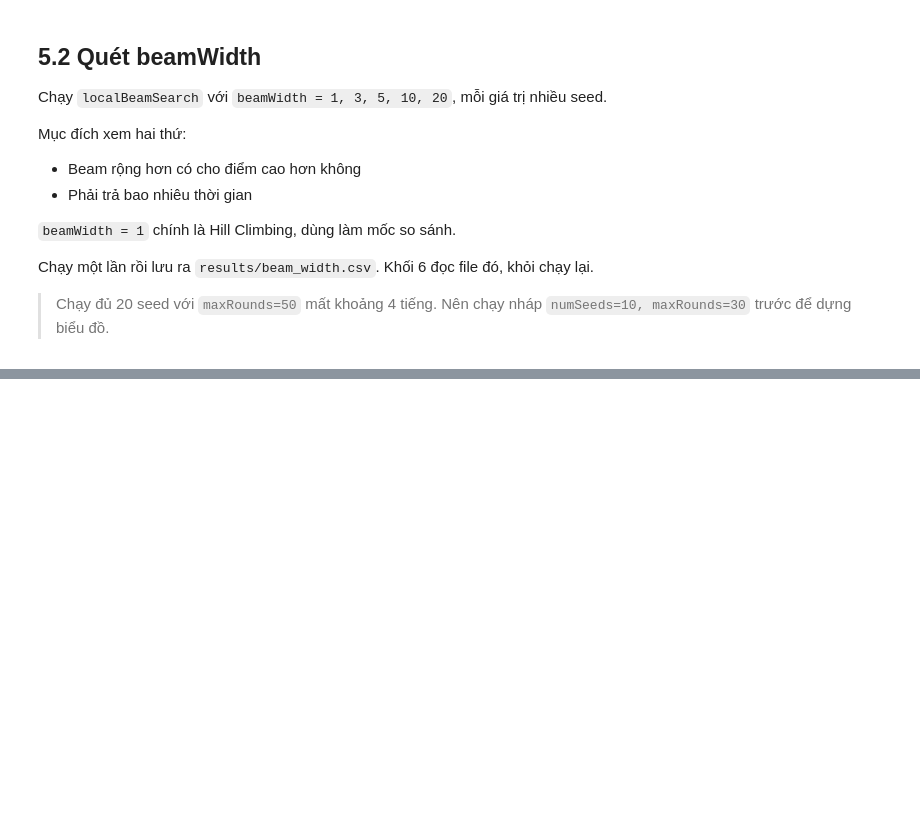
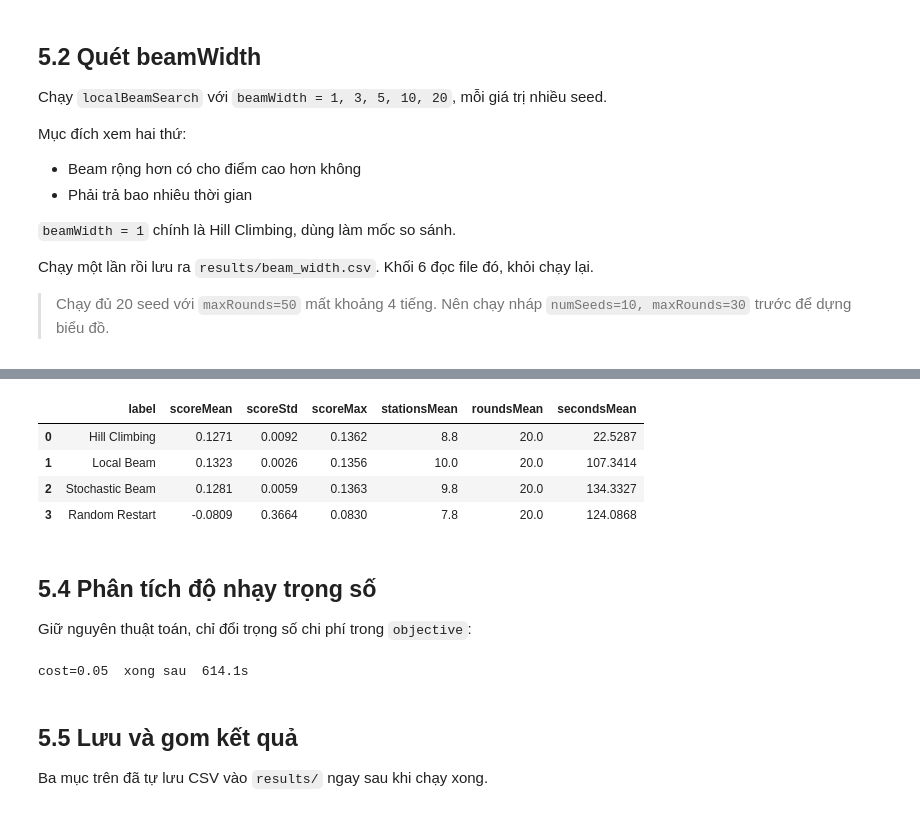
Before and after one commit to CaoAnhVu141/metro-lbs, a Jupyter notebook: notebooks/metro_lbs.ipynb, the cells around one changed output, grey strips where cells are left out. Cells and saved outputs as stored; diff of their text form; code cells hidden in the pictures; blank space fills up the shorter version.

```diff
--- a/notebooks/metro_lbs.ipynb
+++ b/notebooks/metro_lbs.ipynb
@@ -330,0 +372,59 @@ Chạy một lần rồi lưu ra `results/beam_width.csv`. Khối 6 đọc file
+# %%
+RUN_EXPERIMENTS = False
+
+algorithms = [
+    ("Hill Climbing",   localBeamSearch,           dict(beamWidth=1, maxRounds=20)),
+    ("Local Beam",      localBeamSearch,           dict(beamWidth=5, maxRounds=20)),
+    ("Stochastic Beam", stochasticLocalBeamSearch, dict(beamWidth=5, maxRounds=20)),
+    ("Random Restart",  randomRestartBeamSearch,   dict(beamWidth=5, maxRounds=5, numRestarts=4)),
+]
+
+if RUN_EXPERIMENTS:
+    frames = []
+    for name, algorithm, params in algorithms:
+        start = time.perf_counter()
+        frames.append(runExperiment(algorithm, label=name, numSeeds=5, **params))
+        print(f"{name:16} xong sau {time.perf_counter() - start:6.1f}s")
+    dfAlgo = pd.concat(frames, ignore_index=True)
+    dfAlgo.to_csv("../results/algorithms.csv", index=False)
+else:
+    dfAlgo = pd.read_csv("../results/algorithms.csv")
+
+summarize(dfAlgo)
+# %% [output]
+|  | label | scoreMean | scoreStd | scoreMax | stationsMean | roundsMean | secondsMean |
+| 0 | Hill Climbing | 0.1271 | 0.0092 | 0.1362 | 8.8 | 20.0 | 22.5287 |
+| 1 | Local Beam | 0.1323 | 0.0026 | 0.1356 | 10.0 | 20.0 | 107.3414 |
+| 2 | Stochastic Beam | 0.1281 | 0.0059 | 0.1363 | 9.8 | 20.0 | 134.3327 |
+| 3 | Random Restart | -0.0809 | 0.3664 | 0.0830 | 7.8 | 20.0 | 124.0868 |
+# %% [markdown]
+## 5.4 Phân tích độ nhạy trọng số
+
+Giữ nguyên thuật toán, chỉ đổi trọng số chi phí trong `objective`:
+# %%
+RUN_EXPERIMENTS = True
+
+costWeights = [0.05, 0.1, 0.3, 0.5]
+
+if RUN_EXPERIMENTS:
+    frames = []
+    for cost in costWeights:
+        weights = {"pop": 1.0, "cost": cost, "penalty": 5.0}
+        start = time.perf_counter()
+        frames.append(runExperiment(localBeamSearch, label=f"cost={cost}",
+                                    numSeeds=5, beamWidth=5, maxRounds=20,
+                                    weights=weights))
+        print(f"cost={cost:<5} xong sau {time.perf_counter() - start:6.1f}s")
+
+    dfWeights = pd.concat(frames, ignore_index=True)
+    dfWeights.to_csv("../results/weights.csv", index=False)
+else:
+        dfWeights = pd.read_csv("../results/weights.csv")
+
+summarize(dfWeights)
+# %% [output]
+cost=0.05  xong sau  614.1s
+# %% [markdown]
+## 5.5 Lưu và gom kết quả
+
+Ba mục trên đã tự lưu CSV vào `results/` ngay sau khi chạy xong.
```
Also changed, not shown: parts of 4 cells of this notebook, 3 other files.
